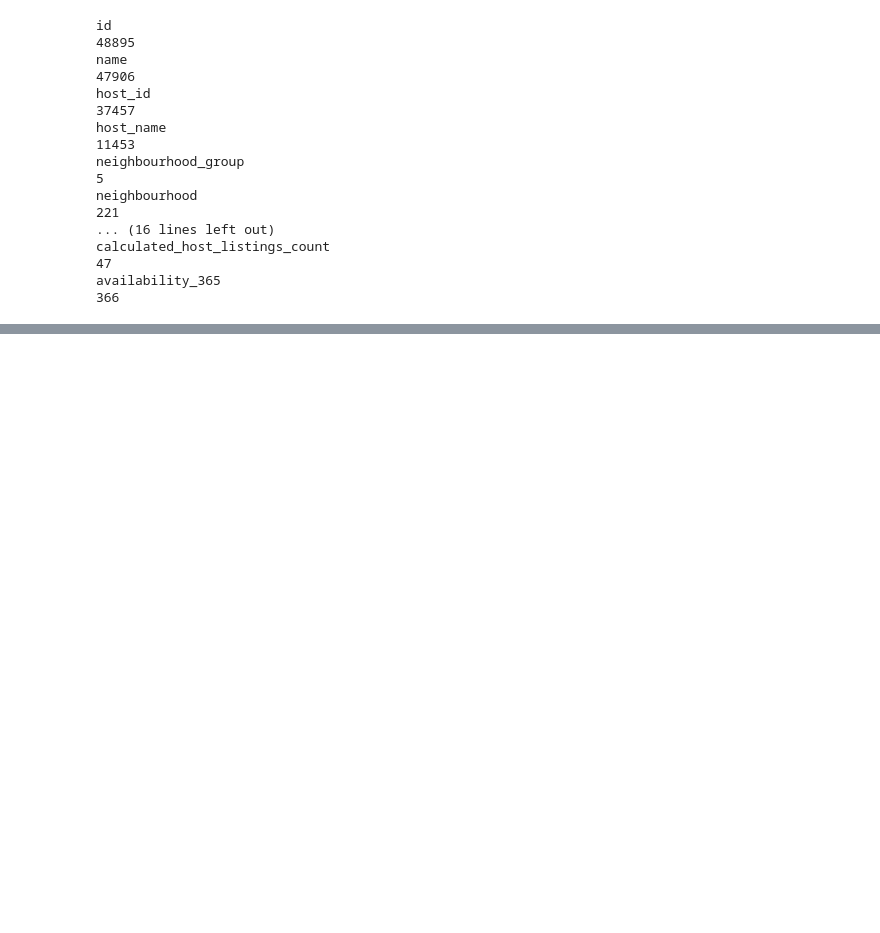
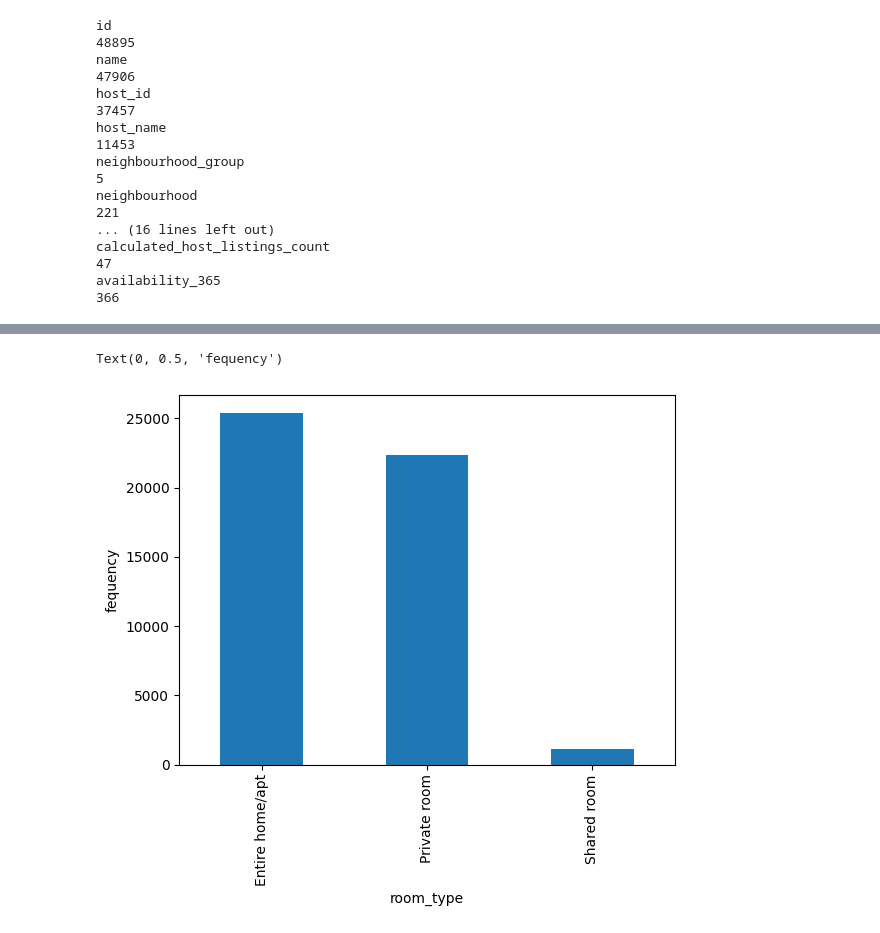
Before and after one commit to ShashankBDSC/air-bnb-EDA, a Jupyter notebook: EDA_Project.ipynb, the cells around one changed output, grey strips where cells are left out. Drawn from its saved outputs; the diff is of its cells as text; code cells hidden in the pictures; blank space fills up the shorter version.

```diff
--- a/EDA_Project.ipynb
+++ b/EDA_Project.ipynb
@@ -139,0 +286,7 @@ df.duplicated().sum()#  to check the duplicate values
+# %%
+df['room_type'].value_counts().plot(kind='bar')
+plt.xlabel('room_type')
+plt.ylabel("fequency")
+# %% [output]
+Text(0, 0.5, 'fequency')
+[figure, added]
```
Also changed, not shown: parts of 18 cells of this notebook.
